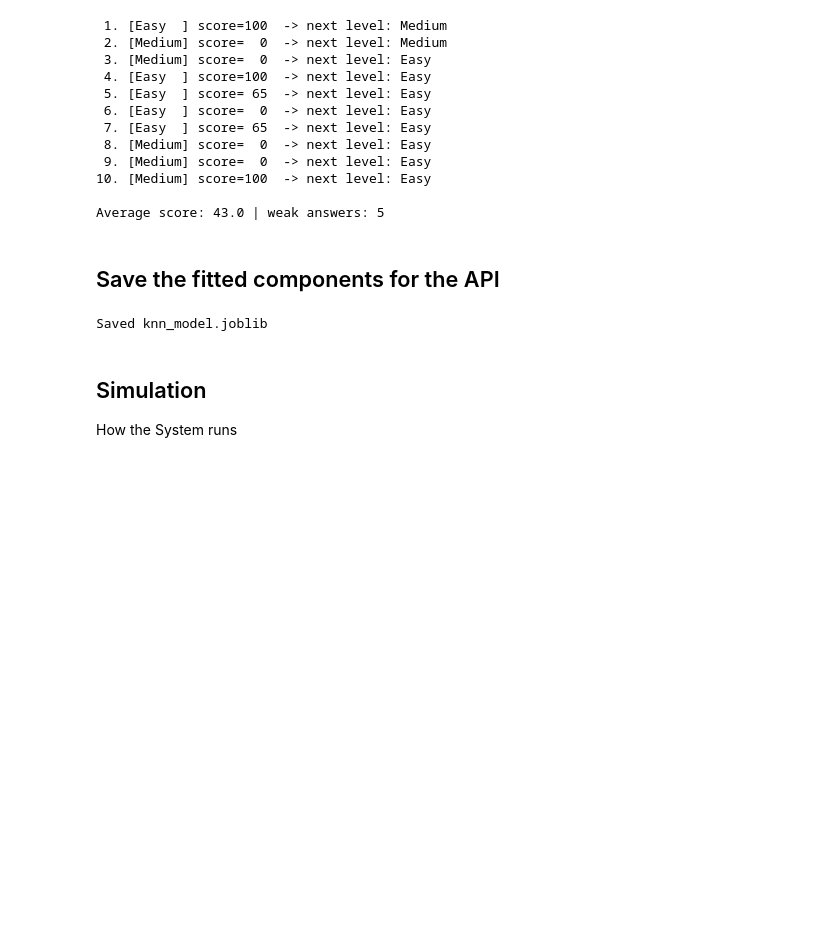
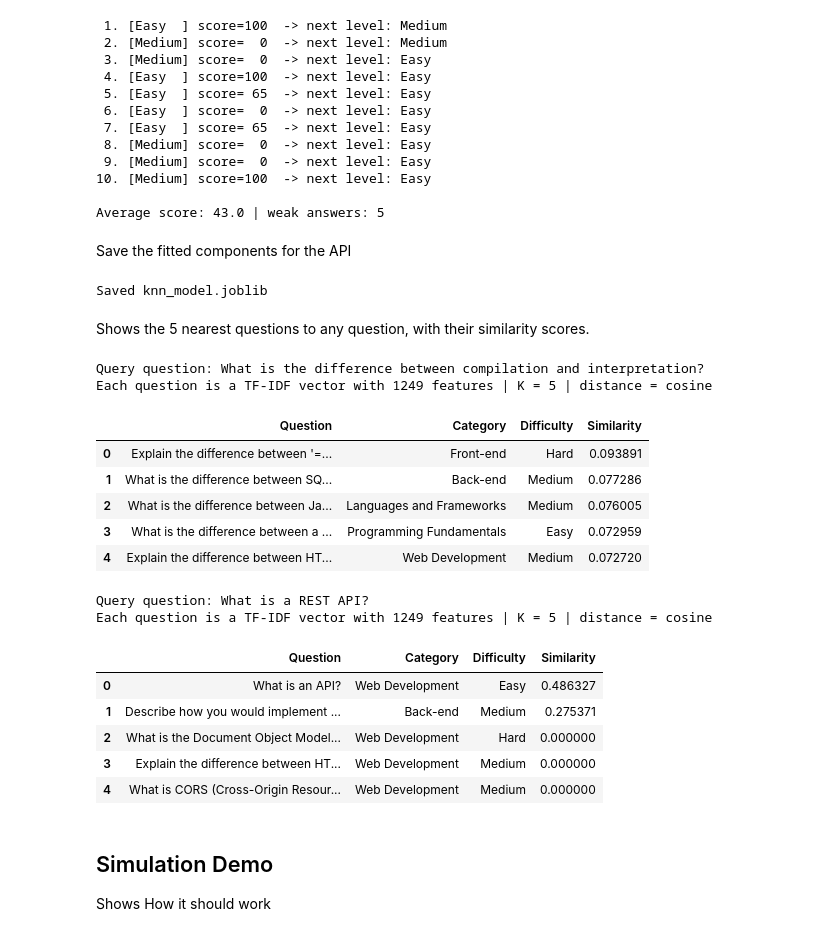
Before and after one commit to Maxowino/SemProject_MLEngine, a Jupyter notebook: KNN_model.ipynb, the cells around one changed output. Drawn from its saved outputs; the diff is of its cells as text; code cells hidden in the pictures; blank space fills up the shorter version.

Commit message:
v2 of the KNN model

```diff
--- a/KNN_model.ipynb
+++ b/KNN_model.ipynb
@@ -638,6 +638,7 @@ class InterviewSession:
         self.log = []                             # full record per question, used by the RAG feedback step
         self.current_difficulty = starting_difficulty
         self.finished = False
+        self.last_knn = None                      # what KNN found at the last step (for display)
 
     def can_continue(self):
         return (
@@ -725,6 +726,12 @@ class InterviewSession:
                 ~recommendations["Question"].isin(self.asked_questions)
             ]
             if not recommendations.empty:
+                self.last_knn = {
+                    "topic": topic,
+                    "target": self.current_difficulty,
+                    "level": level,
+                    "candidates": recommendations.head(5).reset_index(drop=True),
+                }
                 return recommendations.iloc[0]
 
         self.finished = True
@@ -796,7 +800,7 @@ with open("session_log.json", "w", encoding="utf-8") as f:
 
 Average score: 43.0 | weak answers: 5
 # %% [markdown]
-## Save the fitted components for the API
+ Save the fitted components for the API
 # %%
 import joblib
 
@@ -811,10 +815,39 @@ joblib.dump({
 print("Saved knn_model.joblib")
 # %% [output]
 Saved knn_model.joblib
+# %% [markdown]
+
+Shows the 5 nearest questions to any question, with their similarity scores.
+# %%
+def knn_demo(question, k=5, career=None):
+    print("Query question:", question)
+    print(f"Each question is a TF-IDF vector with {X.shape[1]} features | K = {k} | distance = cosine")
+    result = recommend_similar_questions(question, top_n=k, career=career)
+    display(result[["Question", "Category", "Difficulty", "Similarity"]])
+
+knn_demo(knn_df.iloc[0]["Question"])
+knn_demo("What is a REST API?", career="Web Development")
+# %% [output]
+Query question: What is the difference between compilation and interpretation?
+Each question is a TF-IDF vector with 1249 features | K = 5 | distance = cosine
+|  | Question | Category | Difficulty | Similarity |
+| 0 | Explain the difference between '=... | Front-end | Hard | 0.093891 |
+| 1 | What is the difference between SQ... | Back-end | Medium | 0.077286 |
+| 2 | What is the difference between Ja... | Languages and Frameworks | Medium | 0.076005 |
+| 3 | What is the difference between a ... | Programming Fundamentals | Easy | 0.072959 |
+| 4 | Explain the difference between HT... | Web Development | Medium | 0.072720 |
+Query question: What is a REST API?
+Each question is a TF-IDF vector with 1249 features | K = 5 | distance = cosine
+|  | Question | Category | Difficulty | Similarity |
+| 0 | What is an API? | Web Development | Easy | 0.486327 |
+| 1 | Describe how you would implement ... | Back-end | Medium | 0.275371 |
+| 2 | What is the Document Object Model... | Web Development | Hard | 0.000000 |
+| 3 | Explain the difference between HT... | Web Development | Medium | 0.000000 |
+| 4 | What is CORS (Cross-Origin Resour... | Web Development | Medium | 0.000000 |
 # %% [markdown]
-## Simulation
+## Simulation Demo
 
-How the System runs
+Shows How it should work
 # %%
 import json
 
```
Also changed, not shown: parts of 4 cells of this notebook, 2 other files.
